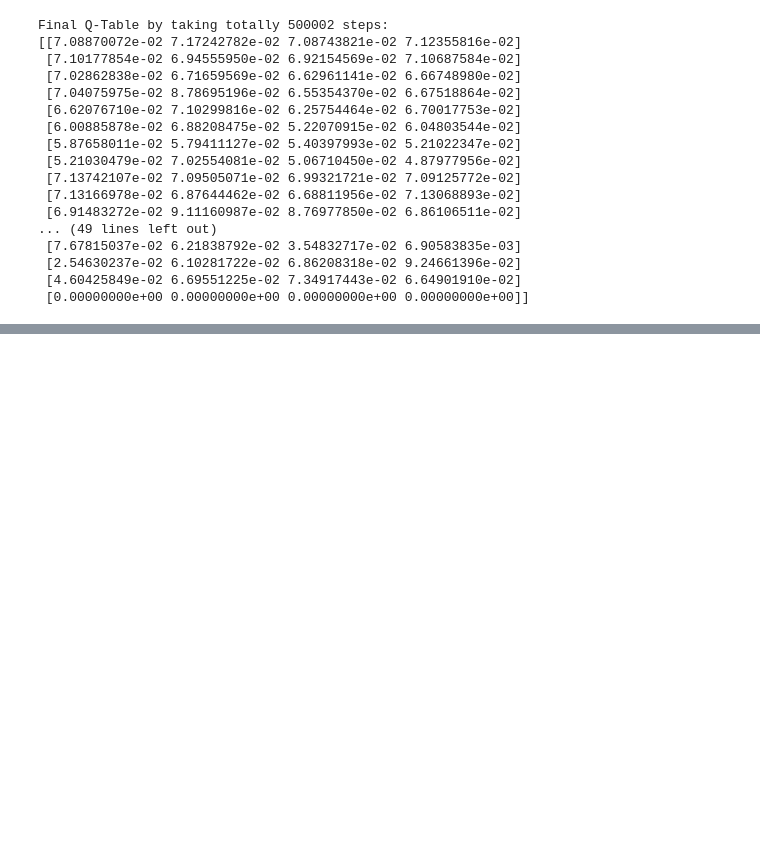
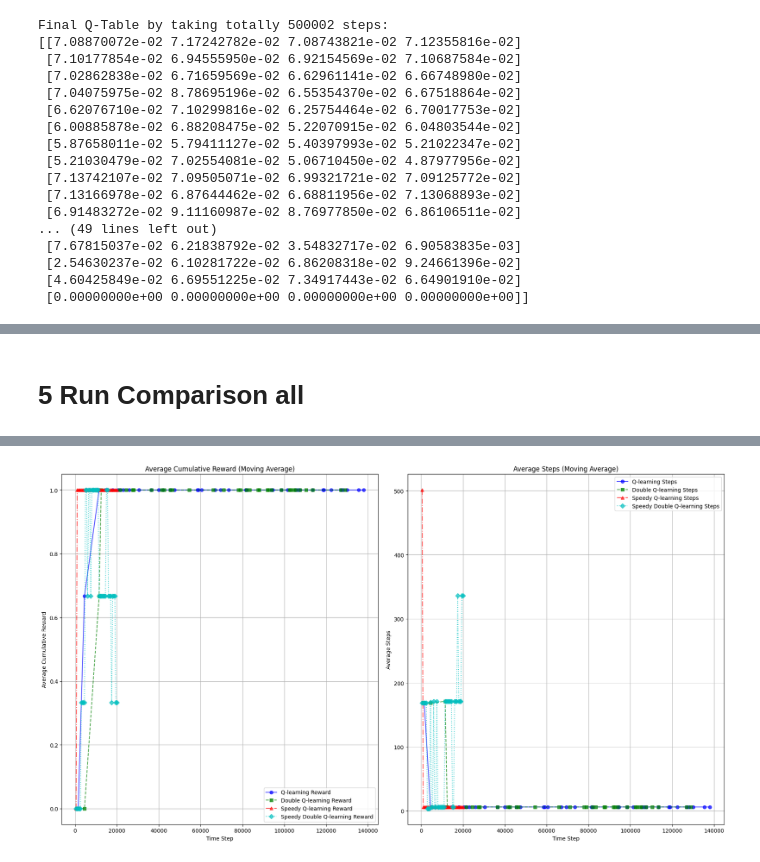
Before and after one commit to mahtabbm/RL_playground, a Jupyter notebook: frozenlake_variants.ipynb, the cells around one changed output, grey strips where cells are left out. Cells and saved outputs as stored; diff of their text form; code cells hidden in the pictures; blank space fills up the shorter version.

```diff
--- a/frozenlake_variants.ipynb
+++ b/frozenlake_variants.ipynb
@@ -947,0 +995,77 @@ Trained Q-Table:
+# %% [markdown]
+# 5 Run Comparison all
+# %%
+def pad_and_average_results(results: List[Tuple[List[float], List[float], List[float]]]) -> Tuple[List[float], List[float], List[float]]:
+    max_len = max(max(len(r), len(l), len(e), len(t)) for r, l, e, t in results)
+
+    def pad_list(lst, length):
+        return lst + [np.nan] * (length - len(lst))
+
+    padded_rewards = [pad_list(r, max_len) for r, l, e, t in results]
+    padded_lengths = [pad_list(l, max_len) for r, l, e, t in results]
+    padded_epsilons = [pad_list(e, max_len) for r, l, e, t in results]
+
+    avg_rewards = np.nanmean(padded_rewards, axis=0)
+    avg_lengths = np.nanmean(padded_lengths, axis=0)
+    avg_epsilons = np.nanmean(padded_epsilons, axis=0)
+
+
+    time_steps = results[0][3]
+
+    return avg_rewards.tolist(), avg_lengths.tolist(), avg_epsilons.tolist(), time_steps
+
+num_runs = 3
+all_results_q = []
+all_results_dql = []
+all_results_sql = []
+all_results_sdql = []
+
+env = gym.make('FrozenLake-v1', is_slippery=False)
+
+alpha = 0.1
+gamma = 0.99
+epsilon = 1.0
+epsilon_decay = 0.9999
+min_epsilon = 0.01
+episodes = total_time_steps = 20000
+eval_episodes=1
+eval_every=500
+
+
+for run in range(num_runs):
+    print(f"Training run {run + 1}")
+    print("Training Q-learning")
+    q_table_q, rewards_q, lengths_q, epsilons_q, time_steps_q = train_q_learing(env, alpha=alpha, gamma=gamma,epsilon_decay=epsilon_decay, initial_epsilon=epsilon, min_epsilon=min_epsilon, episodes=episodes, eval_every=eval_every, eval_episodes=eval_episodes)
+    all_results_q.append((rewards_q, lengths_q, epsilons_q, time_steps_q))
+    print("==================")
+
+    print("Training Double Q-learning")
+    q_table_dql, _, rewards_dql, lengths_dql, epsilons_dql, time_steps_dql = train_double_q_learning(env,alpha=alpha, gamma=gamma,epsilon_decay=epsilon_decay, initial_epsilon=epsilon, min_epsilon=min_epsilon, episodes=episodes, eval_every=eval_every, eval_episodes=eval_episodes)
+    all_results_dql.append((rewards_dql, lengths_dql, epsilons_dql, time_steps_dql))
+    print("==================")
+
+    print("Training Speedy Q-learning")
+    q_table_sql, rewards_sql, lengths_sql, epsilons_sql, time_steps_sql = asynchronous_speedy_q_learning(env, gamma=gamma,epsilon_decay=0.999999, epsilon=epsilon, min_epsilon=min_epsilon,total_time_steps=total_time_steps, eval_every=eval_every, eval_episodes=eval_episodes)
+    all_results_sql.append((rewards_sql, lengths_sql, epsilons_sql, time_steps_sql))
+    print("==================")
+
+    print("Training Speedy DoubleQ-learning")
+    q_table_sdql, rewards_sdql, lengths_sdql, epsilons_sdql, time_steps_sdql = ultimate_sdql_training(env, gamma=gamma,epsilon_decay=0.999999, epsilon=epsilon, min_epsilon=min_epsilon,T=total_time_steps, eval_interval=eval_every, eval_episodes=eval_episodes)
+    all_results_sdql.append((rewards_sdql, lengths_sdql, epsilons_sdql, time_steps_sdql))
+
+avg_rewards_q, avg_lengths_q, avg_epsilons_q, avg_time_steps_q = pad_and_average_results(all_results_q)
+avg_rewards_dql, avg_lengths_dql, avg_epsilons_dql, avg_time_steps_dql = pad_and_average_results(all_results_dql)
+avg_rewards_sql, avg_lengths_sql, avg_epsilons_sql, avg_time_steps_sql = pad_and_average_results(all_results_sql)
+avg_rewards_sdql, avg_lengths_sdql, avg_epsilons_sdql, avg_time_steps_sdql = pad_and_average_results(all_results_sdql)
+
+# print(avg_time_steps_q, avg_time_steps_dql, avg_time_steps_sql, avg_time_steps_sdql)
+all_results = [
+    (avg_rewards_q, avg_lengths_q, avg_epsilons_q, avg_time_steps_q),
+    (avg_rewards_dql, avg_lengths_dql, avg_epsilons_dql, avg_time_steps_dql),
+    (avg_rewards_sql, avg_lengths_sql, avg_epsilons_sql, avg_time_steps_sql),
+    (avg_rewards_sdql, avg_lengths_sdql, avg_epsilons_sdql, avg_time_steps_sdql)
+]
+titles = ['Q-learning', 'Double Q-learning', 'Speedy Q-learning', 'Speedy Double Q-learning']
+
+_plot_comparison(all_results, titles, window_size=10)
+# %% [output]
@@ -947,0 +1089 @@ Trained Q-Table:
+[figure, added]
```
Also changed, not shown: parts of 18 cells of this notebook.
